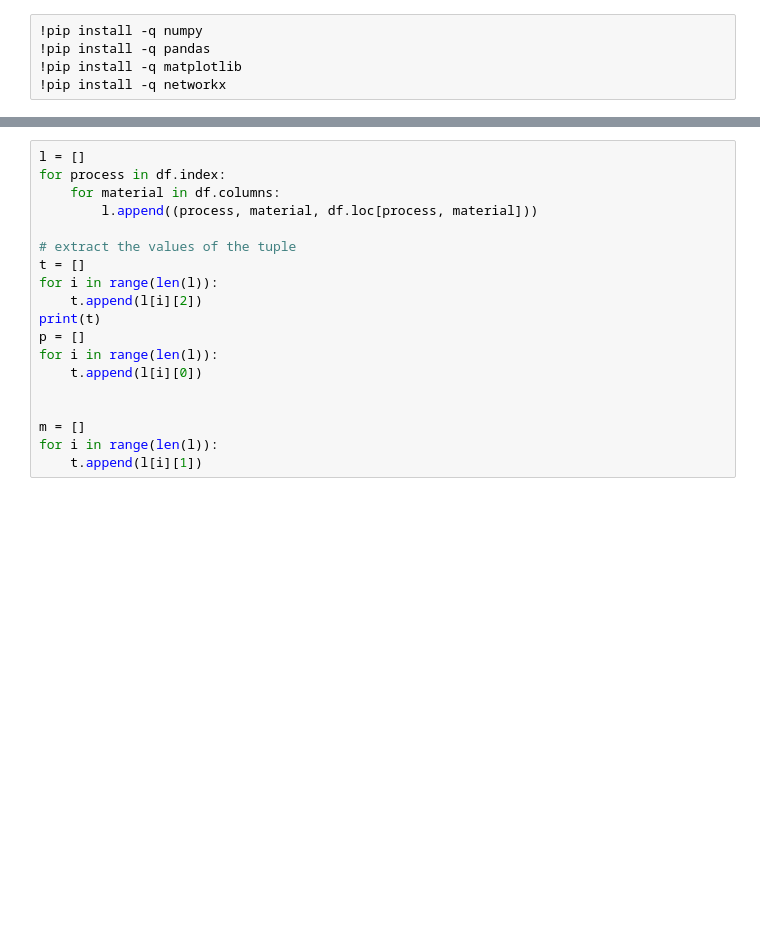
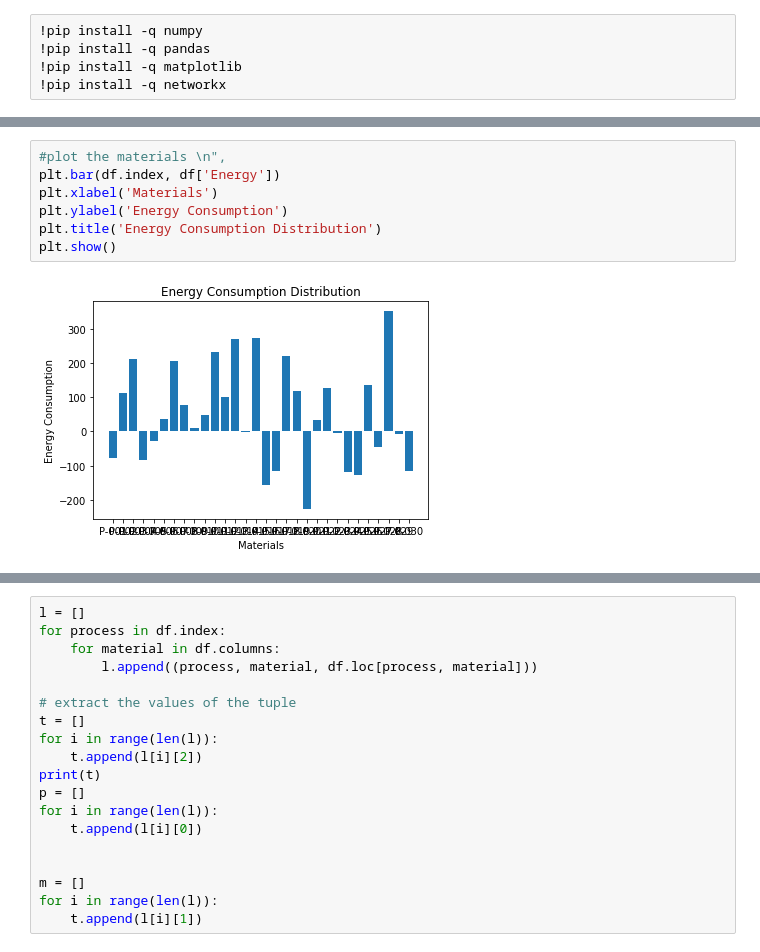
Before and after one commit to walzter/CircularEconomy, a Jupyter notebook: src/experiment.ipynb, the cells around one changed output, grey strips where cells are left out. Cells and saved outputs as stored; diff of their text form; blank space fills up the shorter version.

```diff
--- a/src/experiment.ipynb
+++ b/src/experiment.ipynb
@@ -48,0 +54,9 @@ P-003        0.0   212.0
+# %%
+#plot the materials \n",
+plt.bar(df.index, df['Energy'])
+plt.xlabel('Materials')
+plt.ylabel('Energy Consumption')
+plt.title('Energy Consumption Distribution')
+plt.show()
+# %% [output]
+[figure, added]
```
Also changed, not shown: parts of 4 cells of this notebook, 2 other files.
